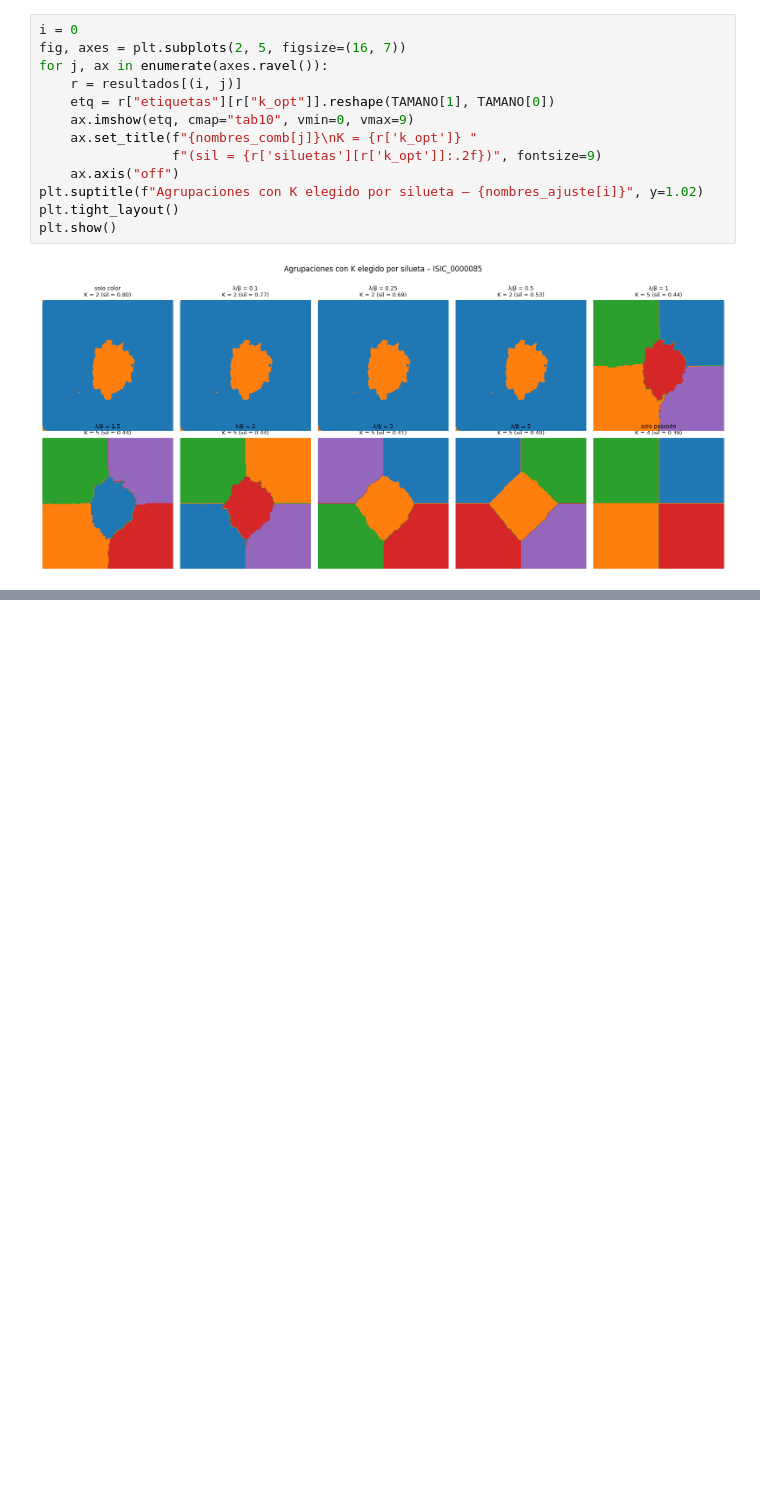
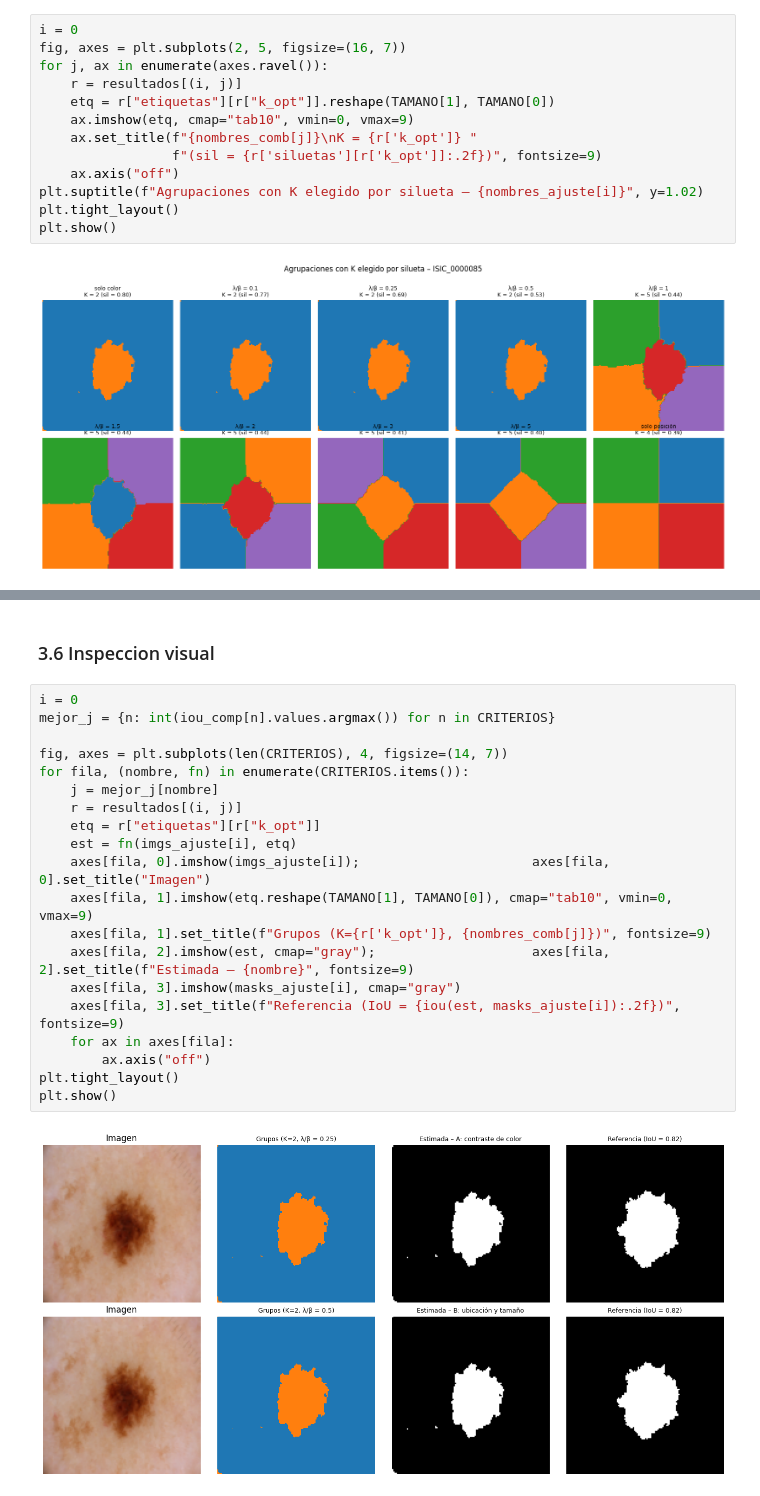
Before and after one commit to nreyl/ML-L3y4-G44, a Jupyter notebook: Lab4/L4.ipynb, the cells around one changed output, grey strips where cells are left out. Cells and saved outputs as stored; diff of their text form; blank space fills up the shorter version.

```diff
--- a/Lab4/L4.ipynb
+++ b/Lab4/L4.ipynb
@@ -334,0 +494,24 @@ plt.show()
+# %% [markdown]
+### 3.6 Inspeccion visual
+# %%
+i = 0
+mejor_j = {n: int(iou_comp[n].values.argmax()) for n in CRITERIOS}
+
+fig, axes = plt.subplots(len(CRITERIOS), 4, figsize=(14, 7))
+for fila, (nombre, fn) in enumerate(CRITERIOS.items()):
+    j = mejor_j[nombre]
+    r = resultados[(i, j)]
+    etq = r["etiquetas"][r["k_opt"]]
+    est = fn(imgs_ajuste[i], etq)
+    axes[fila, 0].imshow(imgs_ajuste[i]);                      axes[fila, 0].set_title("Imagen")
+    axes[fila, 1].imshow(etq.reshape(TAMANO[1], TAMANO[0]), cmap="tab10", vmin=0, vmax=9)
+    axes[fila, 1].set_title(f"Grupos (K={r['k_opt']}, {nombres_comb[j]})", fontsize=9)
+    axes[fila, 2].imshow(est, cmap="gray");                    axes[fila, 2].set_title(f"Estimada – {nombre}", fontsize=9)
+    axes[fila, 3].imshow(masks_ajuste[i], cmap="gray")
+    axes[fila, 3].set_title(f"Referencia (IoU = {iou(est, masks_ajuste[i]):.2f})", fontsize=9)
+    for ax in axes[fila]:
+        ax.axis("off")
+plt.tight_layout()
+plt.show()
+# %% [output]
+[figure, added]
```
Also changed, not shown: parts of 10 cells of this notebook.
